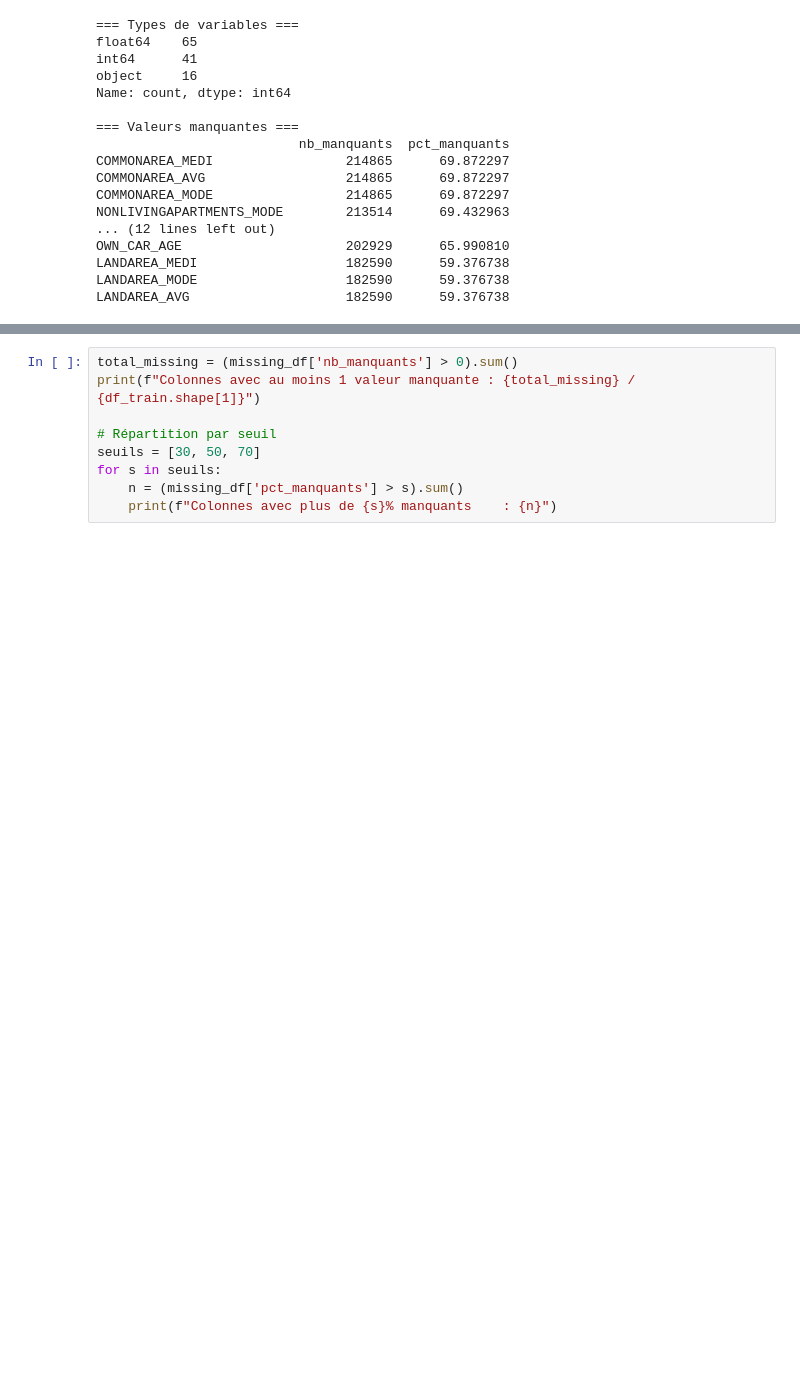
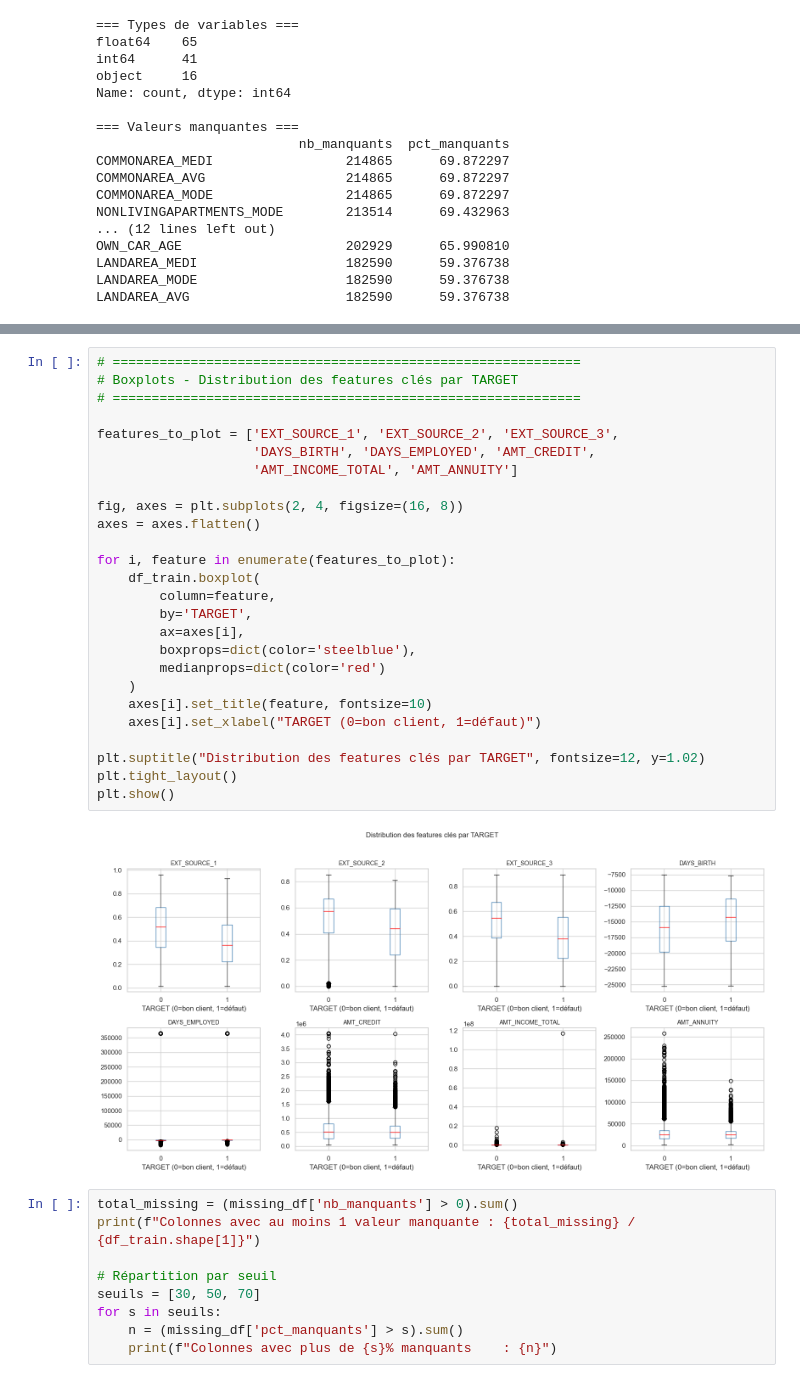
Before and after one commit to Rmercierwork/Projet_7_scoring_credit, a Jupyter notebook: notebooks/01_preparation_donnees.ipynb, the cells around one changed output, grey strips where cells are left out. Saved outputs shown, nothing was run; the diff lists cells and outputs as text; blank space fills up the shorter version.

```diff
--- a/notebooks/01_preparation_donnees.ipynb
+++ b/notebooks/01_preparation_donnees.ipynb
@@ -89,3 +148,31 @@ LANDAREA_AVG                    182590      59.376738
+# %%
+# ============================================================
+# Boxplots - Distribution des features clés par TARGET
+# ============================================================
+
+features_to_plot = ['EXT_SOURCE_1', 'EXT_SOURCE_2', 'EXT_SOURCE_3',
+                    'DAYS_BIRTH', 'DAYS_EMPLOYED', 'AMT_CREDIT',
+                    'AMT_INCOME_TOTAL', 'AMT_ANNUITY']
+
+fig, axes = plt.subplots(2, 4, figsize=(16, 8))
+axes = axes.flatten()
+
+for i, feature in enumerate(features_to_plot):
+    df_train.boxplot(
+        column=feature,
+        by='TARGET',
+        ax=axes[i],
+        boxprops=dict(color='steelblue'),
+        medianprops=dict(color='red')
+    )
+    axes[i].set_title(feature, fontsize=10)
+    axes[i].set_xlabel("TARGET (0=bon client, 1=défaut)")
+
+plt.suptitle("Distribution des features clés par TARGET", fontsize=12, y=1.02)
+plt.tight_layout()
+plt.show()
+# %% [output]
+[figure, added]
 # %%
 total_missing = (missing_df['nb_manquants'] > 0).sum()
 print(f"Colonnes avec au moins 1 valeur manquante : {total_missing} / {df_train.shape[1]}")
```
Also changed, not shown: parts of 19 cells of this notebook, 3 other files.
